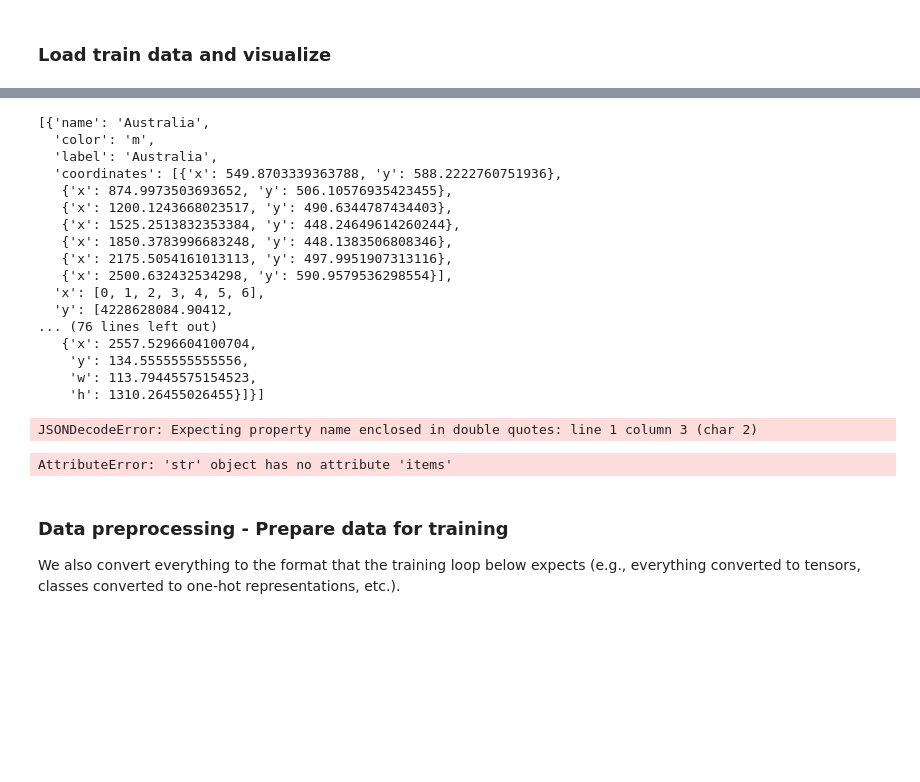
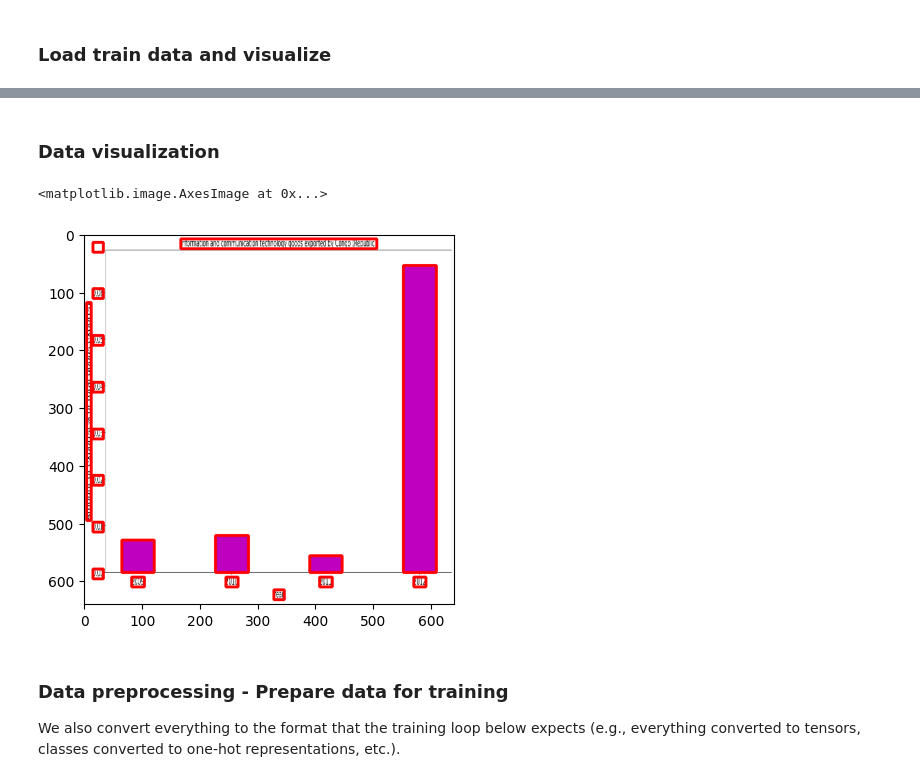
Before and after one commit to rolosa10/Chart2Text, a Jupyter notebook: notebooks/ChartObjectDetection.ipynb, the cells around one changed output, grey strips where cells are left out. Saved outputs shown, nothing was run; the diff lists cells and outputs as text; code cells hidden in the pictures; blank space fills up the shorter version.

Commit message:
Cleaning data, preprocessing and setting format for object detection
Plots with more than 2 graphs are not considered. Just a single one (x-y value pairs)

```diff
--- a/notebooks/ChartObjectDetection.ipynb
+++ b/notebooks/ChartObjectDetection.ipynb
@@ -35,25 +58,0 @@ key_list = ['bbox','bboxes','bar_bboxes']
-# %%
-eval(d1)
-# %% [output]
-[{'name': 'Australia',
-  'color': 'm',
-  'label': 'Australia',
-  'coordinates': [{'x': 549.8703339363788, 'y': 588.2222760751936},
-   {'x': 874.9973503693652, 'y': 506.10576935423455},
-   {'x': 1200.1243668023517, 'y': 490.6344787434403},
-   {'x': 1525.2513832353384, 'y': 448.24649614260244},
-   {'x': 1850.3783996683248, 'y': 448.1383506808346},
-   {'x': 2175.5054161013113, 'y': 497.9951907313116},
-   {'x': 2500.632432534298, 'y': 590.9579536298554}],
-  'x': [0, 1, 2, 3, 4, 5, 6],
-  'y': [4228628084.90412,
-... (76 lines left out)
-   {'x': 2557.5296604100704,
-    'y': 134.5555555555556,
-    'w': 113.79445575154523,
-    'h': 1310.26455026455}]}]
-# %%
-import json
-json.loads(d1)
-# %% [output]
-JSONDecodeError: Expecting property name enclosed in double quotes: line 1 column 3 (char 2)
@@ -69,32 +59,41 @@ def seek_keys(d, key_list):
-# %%
-seek_keys(d1,key_list) #bar bboxes
-seek_keys(d2,key_list)
-# %% [output]
-AttributeError: 'str' object has no attribute 'items'
+# %% [markdown]
+### Data visualization
+# %%
+bbox_and_bboxes_data = []
+if 'bar_bboxes' in (list(d1.keys())):
+    bbox_and_bboxes_data.append({'Bar_bboxes':d1['bar_bboxes']})
+
+bbox_and_bboxes_data.append({'title_bbox': d2['title']['bbox']})
+bbox_and_bboxes_data.append({'x_axis_label_bbox':d2['x_axis']['label']['bbox']})
+bbox_and_bboxes_data.append({'x_axis_tick_labels_bboxes':d2['x_axis']['tick_labels']['bboxes']})
+bbox_and_bboxes_data.append({'y_axis_label_bbox':d2['y_axis']['label']['bbox']})
+bbox_and_bboxes_data.append({'y_axis_tick_labels_bboxes': d2['y_axis']['tick_labels']['bboxes']})
 # %%
 chart_array = cv2.imread(selected_chart)
 y_factor, x_factor = [x/640 for x in chart_array.shape[0:2]]
 chart_array = cv2.resize(chart_array, (640,640))
 for element in bbox_and_bboxes_data:
-    if isinstance(element,dict):
-        image = chart_array
-        start_point = (round(element['x']/x_factor), round(chart_array.shape[0]-element['y']/y_factor))
-        end_point = (round(element['x']/x_factor + element['w']/x_factor), round((chart_array.shape[0]-element['y']/y_factor)-(element['h']/y_factor)))
-        color = (255,0,0)
-        thickness = 3
-        chart_array = cv2.rectangle(image , start_point, end_point, color, thickness)
-    elif isinstance(element,list):
-        for sub_element in element:
+    for k,v in element.items():
+        if isinstance(element[k],dict):
             image = chart_array
-            start_point = (round(sub_element['x']/x_factor), round(chart_array.shape[0]-sub_element['y']/y_factor))
-            try:
-                end_point = (round(sub_element['x']/x_factor + sub_element['w']/x_factor), round((chart_array.shape[0]-sub_element['y']/y_factor)-(sub_element['h']/y_factor)))
-            except:
-                end_point = (round(sub_element['x']/x_factor), round((chart_array.shape[0]-sub_element['y']/y_factor)))
-
+            start_point = (round(element[k]['x']/x_factor), round(chart_array.shape[0]-element[k]['y']/y_factor))
+            end_point = (round(element[k]['x']/x_factor + element[k]['w']/x_factor), round((chart_array.shape[0]-element[k]['y']/y_factor)-(element[k]['h']/y_factor)))
             color = (255,0,0)
             thickness = 3
             chart_array = cv2.rectangle(image , start_point, end_point, color, thickness)
+        elif isinstance(element[k], list):
+            for sub_element in element[k]:
+                image = chart_array
+                start_point = (round(sub_element['x']/x_factor), round(chart_array.shape[0]-sub_element['y']/y_factor))
+                end_point = (round(sub_element['x']/x_factor + sub_element['w']/x_factor), round((chart_array.shape[0]-sub_element['y']/y_factor)-(sub_element['h']/y_factor)))
+                color = (255,0,0)
+                thickness = 3
+                chart_array = cv2.rectangle(image , start_point, end_point, color, thickness)
+# %%
+plt.imshow(chart_array)
+# %% [output]
+<matplotlib.image.AxesImage at 0x...>
+[figure, added]
 # %% [markdown]
 ### Data preprocessing - Prepare data for training
 We also convert everything to the format that the training loop below expects (e.g., everything converted to tensors, classes converted to one-hot representations, etc.).
```
Also changed, not shown: parts of 8 cells of this notebook, 3 other files.
